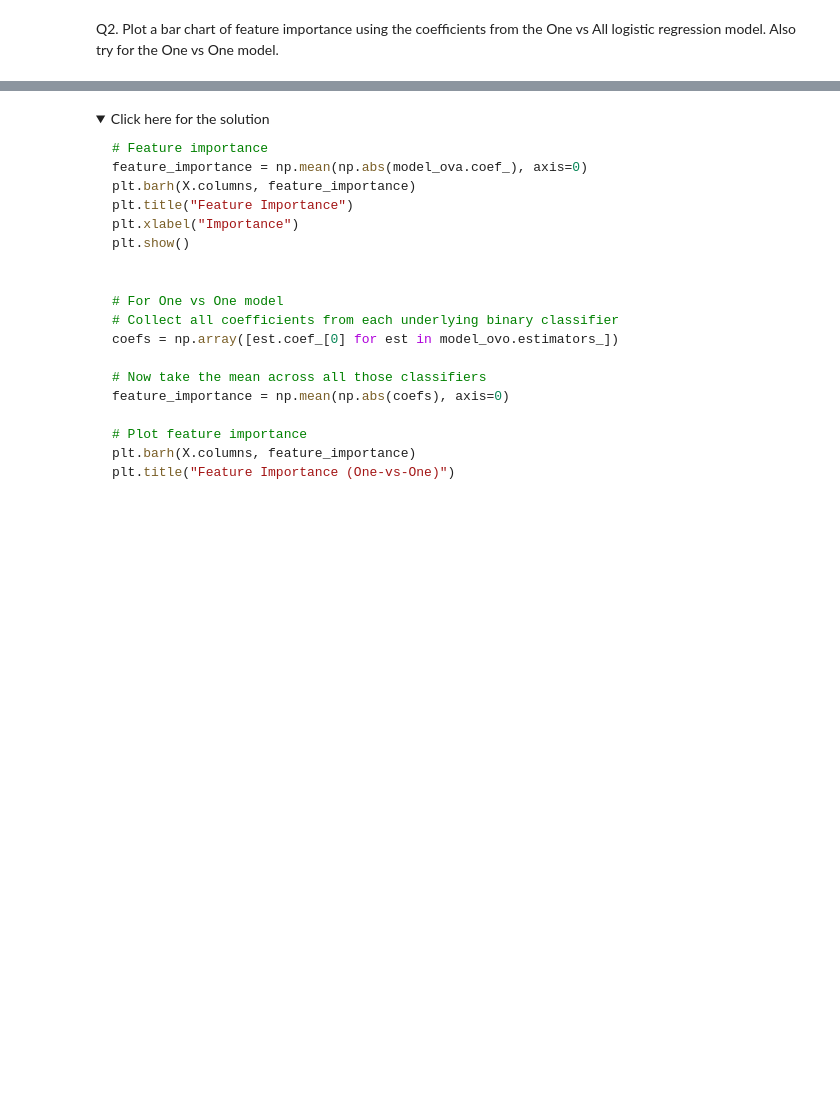
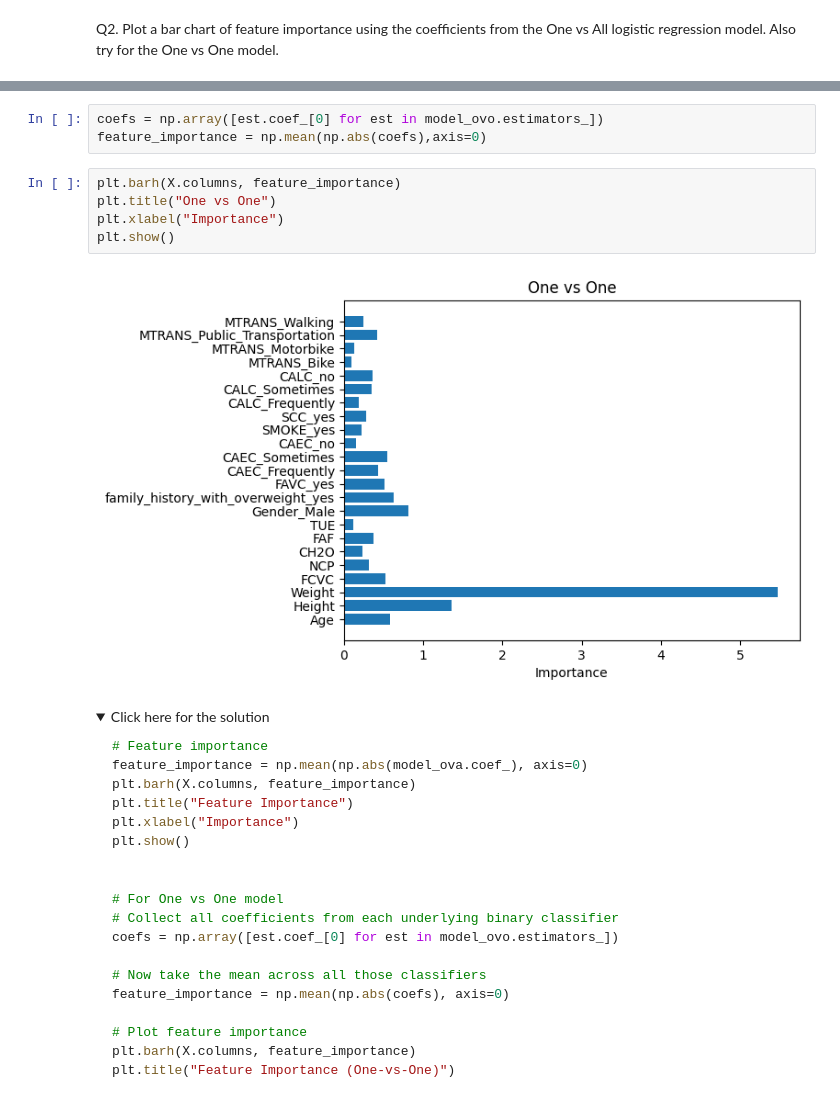
Before and after one commit to darwin-garcia/IBM-Data-Science, a Jupyter notebook: Module 9/Multi-class-Classification-V2.ipynb, the cells around one changed output, grey strips where cells are left out. Saved outputs shown, nothing was run; the diff lists cells and outputs as text; folded sections open; blank space fills up the shorter version.

```diff
--- a/Module 9/Multi-class-Classification-V2.ipynb
+++ b/Module 9/Multi-class-Classification-V2.ipynb
@@ -434,3 +452,13 @@ Q2. Plot a bar chart of feature importance using the coefficients from the One v
+# %%
+coefs = np.array([est.coef_[0] for est in model_ovo.estimators_])
+feature_importance = np.mean(np.abs(coefs),axis=0)
+# %%
+plt.barh(X.columns, feature_importance)
+plt.title("One vs One")
+plt.xlabel("Importance")
+plt.show()
+# %% [output]
+[figure, added]
 # %% [markdown]
 <details><summary>Click here for the solution</summary>
 
```
Also changed, not shown: parts of 4 cells of this notebook.
